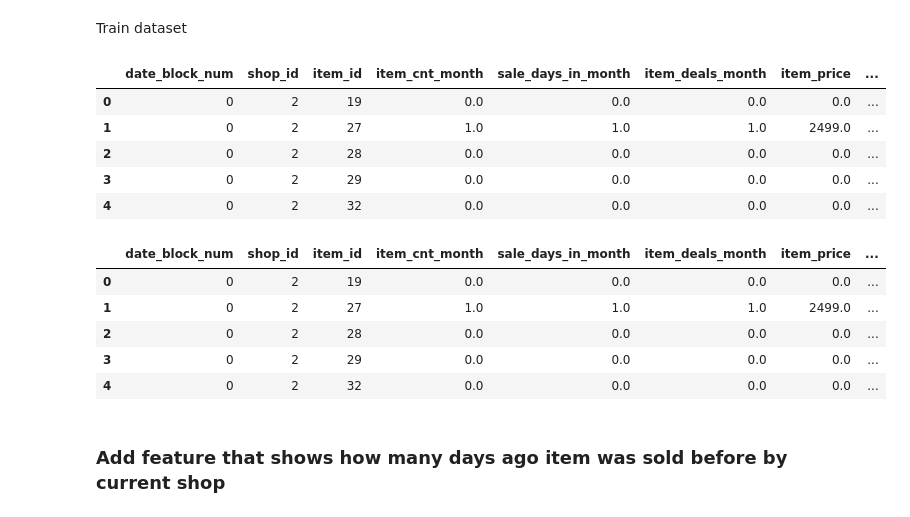
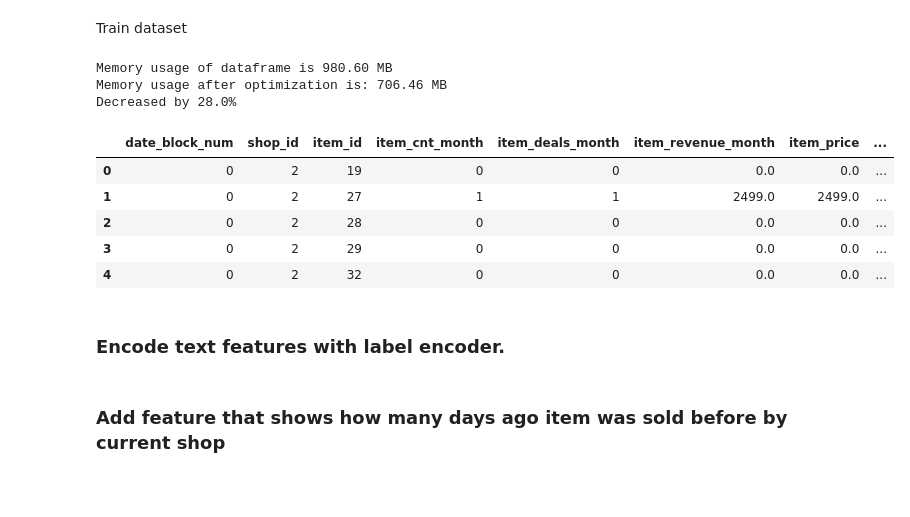
Before and after one commit to beatwad/predict_future_sales, a Jupyter notebook: Pred_Fut_Sales.ipynb, the cells around one changed output. Cells and saved outputs as stored; diff of their text form; code cells hidden in the pictures; blank space fills up the shorter version.

Commit message:
Add time features for shops and items. LB score is 0.889.

```diff
--- a/Pred_Fut_Sales.ipynb
+++ b/Pred_Fut_Sales.ipynb
@@ -589,13 +677,8 @@ def add_shop_type(col):
 
 # add features
 shops['city'] = shops.shop_name.apply(add_city)
-
 shops['shop_type'] = shops.shop_name.apply(add_shop_type)
 
-# downcast types
-shops.shop_type = shops.shop_type.astype(np.int8)
-shops = downcast_dtypes(shops)
-
 shops.head()
 # %% [output]
 |  | shop_name | shop_id | city | shop_type |
@@ -649,12 +732,6 @@ item_categories['global_category'] = item_categories.item_category_name.apply(ad
 # item_categories['platform'] = item_categories.item_category_name.apply(add_platform)
 # item_categories['is_digital'] = item_categories.item_category_name.apply(add_digital)
 
-# downcast types
-items.item_category_id = items.item_category_id.astype(np.int8)
-items.item_name_cleaned_length = items.item_name_cleaned_length.astype(np.int16)
-items.item_name_length = items.item_name_length.astype(np.int16)
-items = downcast_dtypes(items)
-
 item_categories.item_category_id = item_categories.item_category_id.astype(np.int16)
 # item_categories.is_digital = item_categories.is_digital.astype(np.int32)
 
@@ -682,23 +759,26 @@ Train dataset
 # %%
 all_data = all_data.join(items.set_index('item_id'), on='item_id')
 all_data = all_data.join(item_categories.set_index('item_category_id'), on='item_category_id')
 all_data = all_data.join(shops.set_index('shop_id'), on='shop_id')
 all_data = all_data.join(date_blocks.set_index('date_block_num'), on='date_block_num')
 
+# drop unnecessary columns
+all_data.drop(['shop_name','item_name', 'item_category_name'], axis=1, inplace=True)
+
+# downcast dataset
+all_data = reduce_mem_usage(all_data, silent=False)
+oldcols = all_data.columns
+
 all_data.head()
 # %% [output]
+Memory usage of dataframe is 980.60 MB
+Memory usage after optimization is: 706.46 MB
+Decreased by 28.0%
-|  | date_block_num | shop_id | item_id | item_cnt_month | sale_days_in_month | item_deals_month | item_price | ... |
-| 0 | 0 | 2 | 19 | 0.0 | 0.0 | 0.0 | 0.0 | ... |
-| 1 | 0 | 2 | 27 | 1.0 | 1.0 | 1.0 | 2499.0 | ... |
-| 2 | 0 | 2 | 28 | 0.0 | 0.0 | 0.0 | 0.0 | ... |
-| 3 | 0 | 2 | 29 | 0.0 | 0.0 | 0.0 | 0.0 | ... |
-| 4 | 0 | 2 | 32 | 0.0 | 0.0 | 0.0 | 0.0 | ... |
+|  | date_block_num | shop_id | item_id | item_cnt_month | item_deals_month | item_revenue_month | item_price | ... |
+| 0 | 0 | 2 | 19 | 0 | 0 | 0.0 | 0.0 | ... |
+| 1 | 0 | 2 | 27 | 1 | 1 | 2499.0 | 2499.0 | ... |
+| 2 | 0 | 2 | 28 | 0 | 0 | 0.0 | 0.0 | ... |
+| 3 | 0 | 2 | 29 | 0 | 0 | 0.0 | 0.0 | ... |
+| 4 | 0 | 2 | 32 | 0 | 0 | 0.0 | 0.0 | ... |
-# %%
-all_data.head()
-# %% [output]
-|  | date_block_num | shop_id | item_id | item_cnt_month | sale_days_in_month | item_deals_month | item_price | ... |
-| 0 | 0 | 2 | 19 | 0.0 | 0.0 | 0.0 | 0.0 | ... |
-| 1 | 0 | 2 | 27 | 1.0 | 1.0 | 1.0 | 2499.0 | ... |
-| 2 | 0 | 2 | 28 | 0.0 | 0.0 | 0.0 | 0.0 | ... |
-| 3 | 0 | 2 | 29 | 0.0 | 0.0 | 0.0 | 0.0 | ... |
-| 4 | 0 | 2 | 32 | 0.0 | 0.0 | 0.0 | 0.0 | ... |
+# %% [markdown]
+### Encode text features with label encoder.
```
Also changed, not shown: parts of 52 cells of this notebook, 1 other file.
